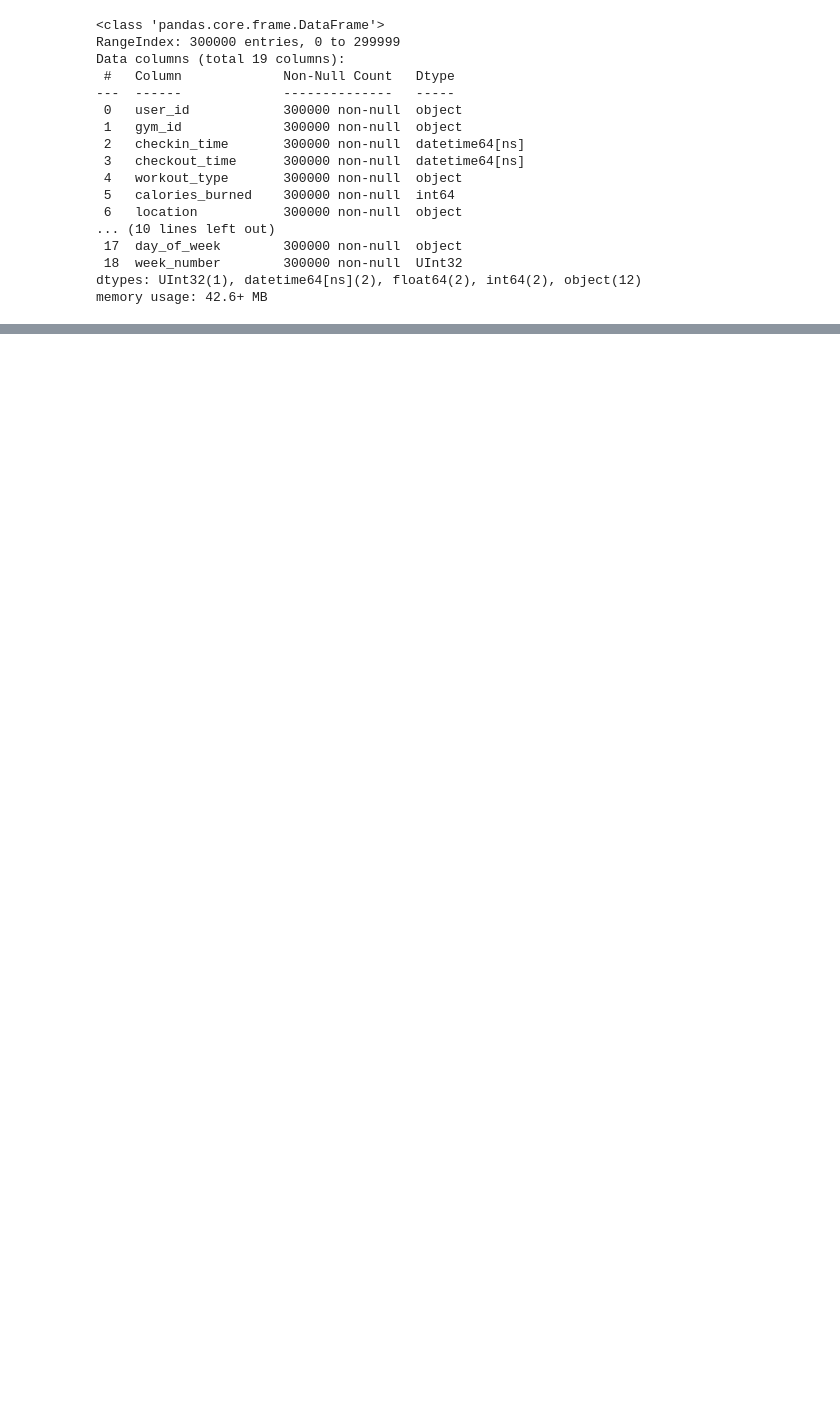
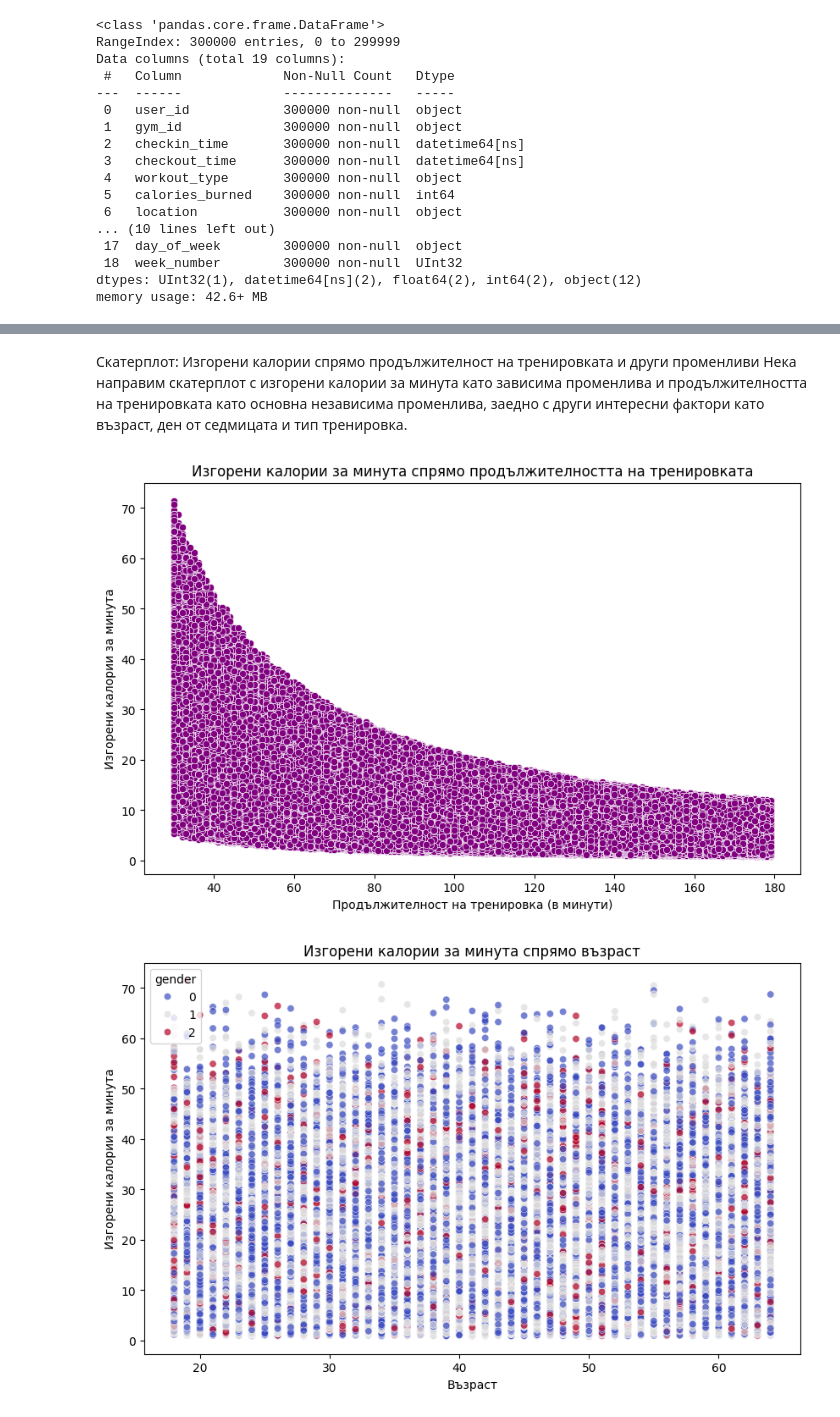
Before and after one commit to ip681/gym-check-ins-analytics-notebook, a Jupyter notebook: Test.ipynb, the cells around one changed output, grey strips where cells are left out. Saved outputs shown, nothing was run; the diff lists cells and outputs as text; code cells hidden in the pictures; blank space fills up the shorter version.

```diff
--- a/Test.ipynb
+++ b/Test.ipynb
@@ -177,0 +228,11 @@ full_data.head()
+# %%
+from sklearn.preprocessing import LabelEncoder
+
+# Label Encoding за gender
+gender_encoder = LabelEncoder()
+research_data['gender'] = gender_encoder.fit_transform(research_data['gender'])
+
+# One-Hot Encoding за workout_type, subscription_plan и gym_type
+research_data = pd.get_dummies(research_data, columns=['workout_type'], drop_first=True)
+
+# Тук да видя кои колони да взема
@@ -177,0 +339,22 @@ full_data.head()
+# %% [markdown]
+Скатерплот: Изгорени калории спрямо продължителност на тренировката и други променливи
+Нека направим скатерплот с изгорени калории за минута като зависима променлива и продължителността на тренировката като основна независима променлива, заедно с други интересни фактори като възраст, ден от седмицата и тип тренировка.
+# %%
+# Scatter plot за изгорени калории спрямо продължителност на тренировката
+plt.figure(figsize=(10, 6))
+sns.scatterplot(x='duration_minutes', y='calories_per_minute', data=research_data, color='purple')
+plt.title('Изгорени калории за минута спрямо продължителността на тренировката')
+plt.xlabel('Продължителност на тренировка (в минути)')
+plt.ylabel('Изгорени калории за минута')
+plt.show()
+
+# Scatter plot на възраст спрямо изгорените калории
+plt.figure(figsize=(10, 6))
+sns.scatterplot(x='age', y='calories_per_minute', data=research_data, hue='gender', palette='coolwarm', alpha=0.7)
+plt.title('Изгорени калории за минута спрямо възраст')
+plt.xlabel('Възраст')
+plt.ylabel('Изгорени калории за минута')
+plt.show()
+# %% [output]
+[figure, added]
+[figure, added]
```
Also changed, not shown: parts of 36 cells of this notebook.
